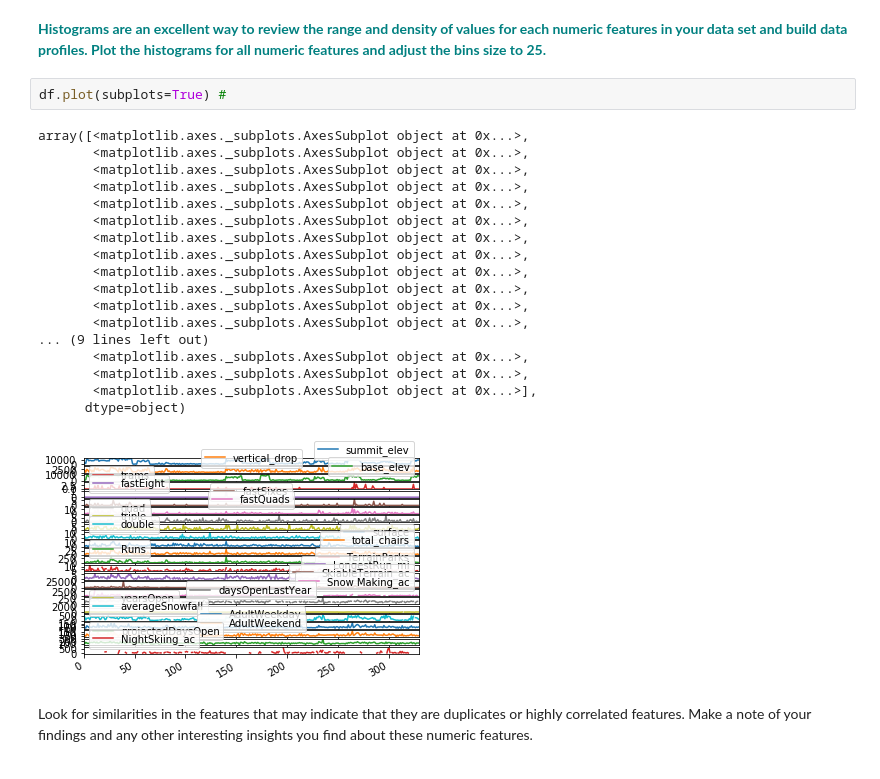
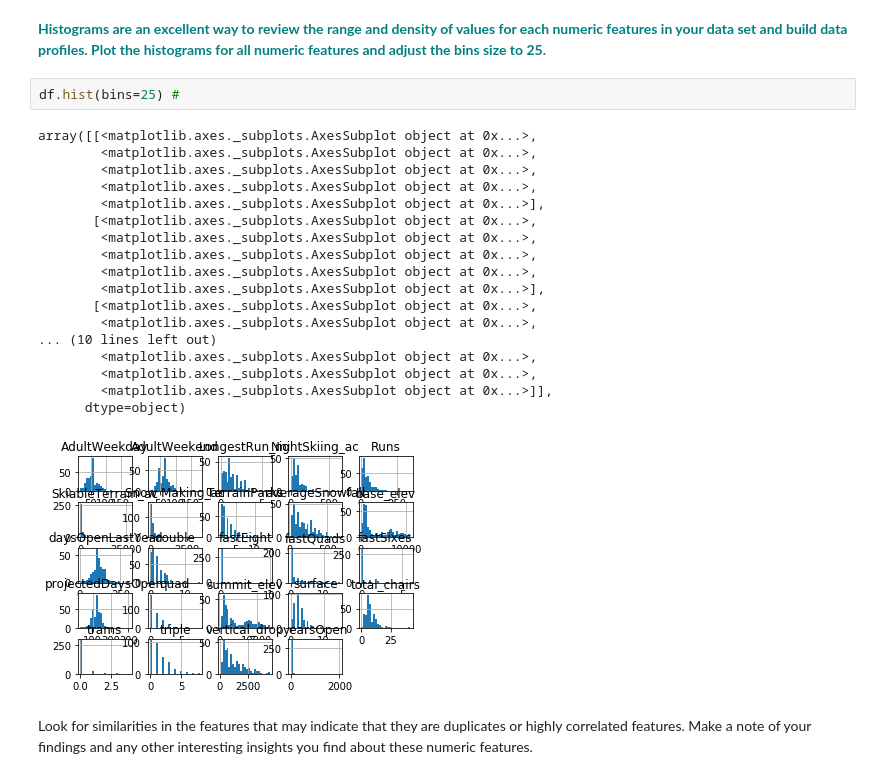
Before and after one commit to minseoul5/GuidedCapstone, a Jupyter notebook: GuidedCapstoneStep3HL_MinKim.ipynb, the cells around one changed output. Saved outputs shown, nothing was run; the diff lists cells and outputs as text.

```diff
--- a/GuidedCapstoneStep3HL_MinKim.ipynb
+++ b/GuidedCapstoneStep3HL_MinKim.ipynb
@@ -90,27 +90,27 @@ df.describe().T
 | NightSkiing_ac | 187.0 | 100.395722 | 105.169620 | 2.0 | 40.00 | 72.000000 | 114.00 | 650.0 |
 # %% [markdown]
 **<font color='teal'> Histograms are an excellent way to review the range and density of values for each numeric features in your data set and build data profiles. Plot the histograms for all numeric features and adjust the bins size to 25.</font>**
-# %%
-df.plot(subplots=True) #
-# %% [output]
-array([<matplotlib.axes._subplots.AxesSubplot object at 0x...>,
-       <matplotlib.axes._subplots.AxesSubplot object at 0x...>,
-       <matplotlib.axes._subplots.AxesSubplot object at 0x...>,
-       <matplotlib.axes._subplots.AxesSubplot object at 0x...>,
-       <matplotlib.axes._subplots.AxesSubplot object at 0x...>,
-       <matplotlib.axes._subplots.AxesSubplot object at 0x...>,
-       <matplotlib.axes._subplots.AxesSubplot object at 0x...>,
-       <matplotlib.axes._subplots.AxesSubplot object at 0x...>,
-       <matplotlib.axes._subplots.AxesSubplot object at 0x...>,
-       <matplotlib.axes._subplots.AxesSubplot object at 0x...>,
-       <matplotlib.axes._subplots.AxesSubplot object at 0x...>,
-       <matplotlib.axes._subplots.AxesSubplot object at 0x...>,
-... (9 lines left out)
-       <matplotlib.axes._subplots.AxesSubplot object at 0x...>,
-       <matplotlib.axes._subplots.AxesSubplot object at 0x...>,
-       <matplotlib.axes._subplots.AxesSubplot object at 0x...>],
-      dtype=object)
-[figure, removed]
+# %%
+df.hist(bins=25) #
+# %% [output]
+array([[<matplotlib.axes._subplots.AxesSubplot object at 0x...>,
+        <matplotlib.axes._subplots.AxesSubplot object at 0x...>,
+        <matplotlib.axes._subplots.AxesSubplot object at 0x...>,
+        <matplotlib.axes._subplots.AxesSubplot object at 0x...>,
+        <matplotlib.axes._subplots.AxesSubplot object at 0x...>],
+       [<matplotlib.axes._subplots.AxesSubplot object at 0x...>,
+        <matplotlib.axes._subplots.AxesSubplot object at 0x...>,
+        <matplotlib.axes._subplots.AxesSubplot object at 0x...>,
+        <matplotlib.axes._subplots.AxesSubplot object at 0x...>,
+        <matplotlib.axes._subplots.AxesSubplot object at 0x...>],
+       [<matplotlib.axes._subplots.AxesSubplot object at 0x...>,
+        <matplotlib.axes._subplots.AxesSubplot object at 0x...>,
+... (10 lines left out)
+        <matplotlib.axes._subplots.AxesSubplot object at 0x...>,
+        <matplotlib.axes._subplots.AxesSubplot object at 0x...>,
+        <matplotlib.axes._subplots.AxesSubplot object at 0x...>]],
+      dtype=object)
+[figure, added]
 # %% [markdown]
 Look for similarities in the features that may indicate that they are duplicates or highly correlated features. Make a note of your findings and any other interesting insights you find about these numeric features.
 # %% [markdown]
```
Also changed, not shown: parts of 11 cells of this notebook.
